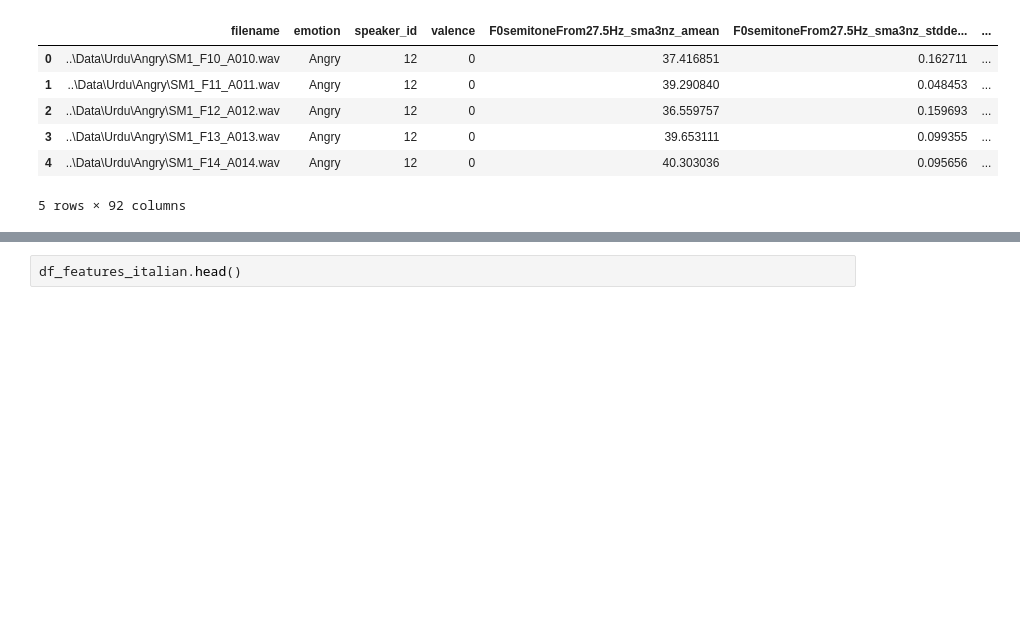
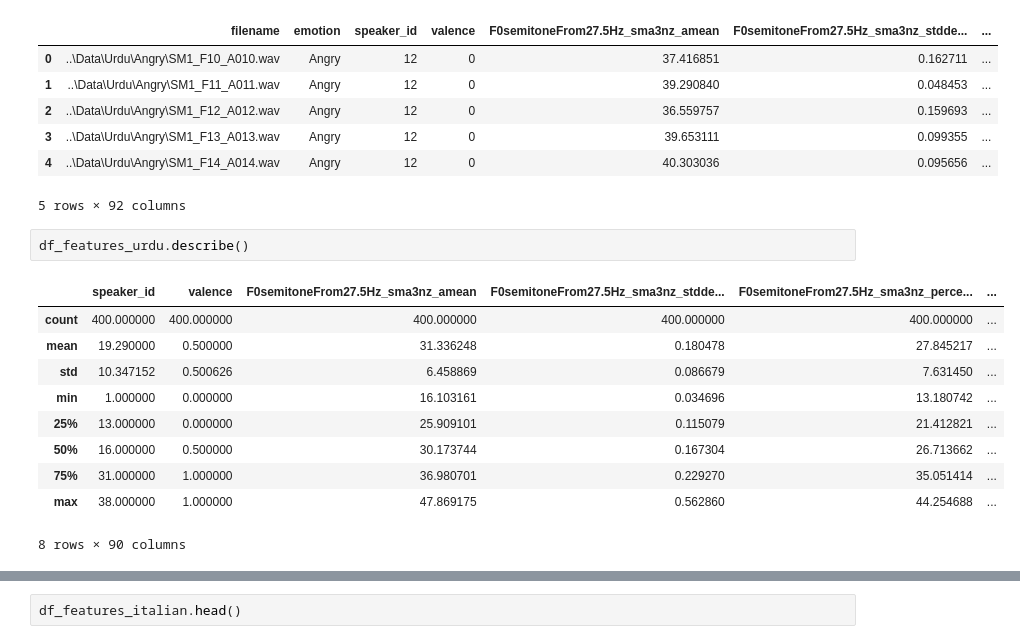
Before and after one commit to juverse/Speech-Emotion-Recognition, a Jupyter notebook: Data Preprocessing/feature_generation.ipynb, the cells around one changed output, grey strips where cells are left out. Cells and saved outputs as stored; diff of their text form; blank space fills up the shorter version.

```diff
--- a/Data Preprocessing/feature_generation.ipynb
+++ b/Data Preprocessing/feature_generation.ipynb
@@ -63,6 +77,19 @@ df_features_urdu.head()
 | 3 | ..\Data\Urdu\Angry\SM1_F13_A013.wav | Angry | 12 | 0 | 39.653111 | 0.099355 | ... |
 | 4 | ..\Data\Urdu\Angry\SM1_F14_A014.wav | Angry | 12 | 0 | 40.303036 | 0.095656 | ... |
 5 rows × 92 columns
+# %%
+df_features_urdu.describe()
+# %% [output]
+|  | speaker_id | valence | F0semitoneFrom27.5Hz_sma3nz_amean | F0semitoneFrom27.5Hz_sma3nz_stdde... | F0semitoneFrom27.5Hz_sma3nz_perce... | ... |
+| count | 400.000000 | 400.000000 | 400.000000 | 400.000000 | 400.000000 | ... |
+| mean | 19.290000 | 0.500000 | 31.336248 | 0.180478 | 27.845217 | ... |
+| std | 10.347152 | 0.500626 | 6.458869 | 0.086679 | 7.631450 | ... |
+| min | 1.000000 | 0.000000 | 16.103161 | 0.034696 | 13.180742 | ... |
+| 25% | 13.000000 | 0.000000 | 25.909101 | 0.115079 | 21.412821 | ... |
+| 50% | 16.000000 | 0.500000 | 30.173744 | 0.167304 | 26.713662 | ... |
+| 75% | 31.000000 | 1.000000 | 36.980701 | 0.229270 | 35.051414 | ... |
+| max | 38.000000 | 1.000000 | 47.869175 | 0.562860 | 44.254688 | ... |
+8 rows × 90 columns
 # %%
 df_features_english.head()
 # %% [output]
```
Also changed, not shown: parts of 5 cells of this notebook.
